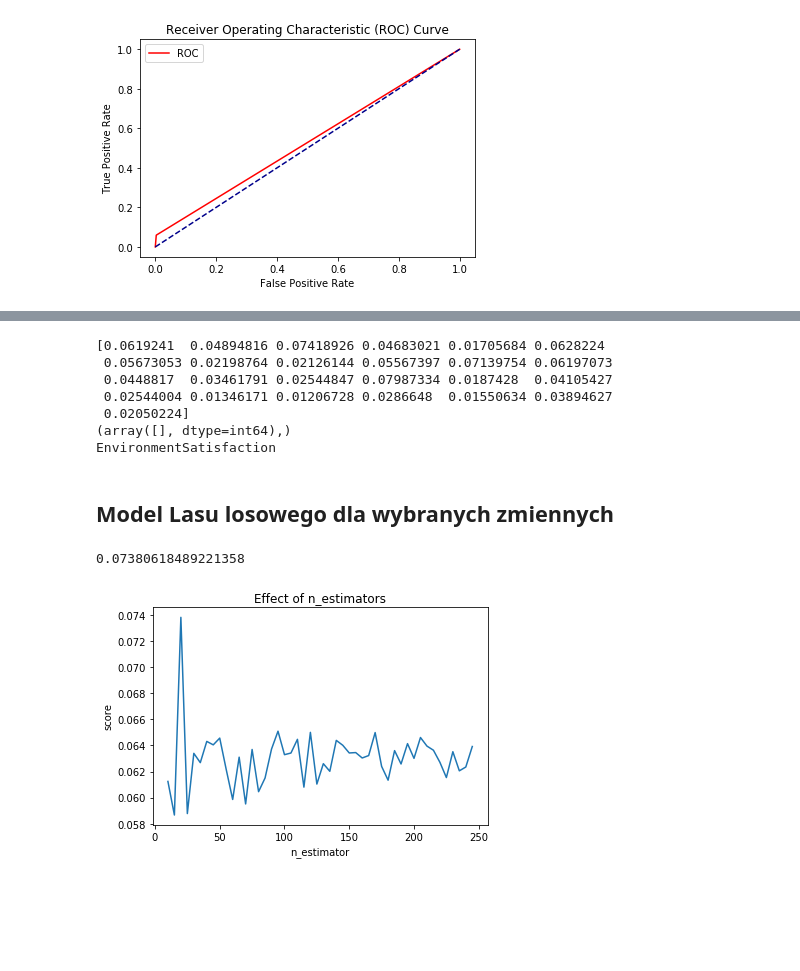
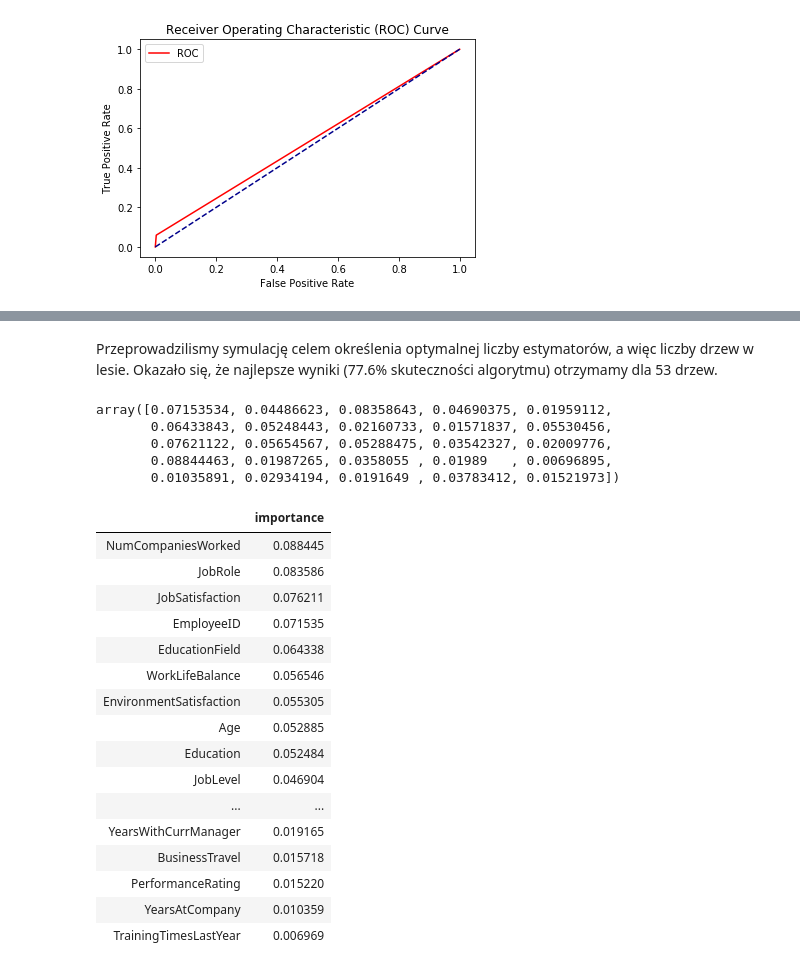
Before and after one commit to mic9410/SRD-final-project-hr-analytics, a Jupyter notebook: final_project.ipynb, the cells around one changed output, grey strips where cells are left out. Saved outputs shown, nothing was run; the diff lists cells and outputs as text; code cells hidden in the pictures; blank space fills up the shorter version.

Commit message:
Added Random Tree Regressor model

```diff
--- a/final_project.ipynb
+++ b/final_project.ipynb
@@ -837,29 +845,34 @@ Best number of estimators: 80.000
-# %%
-random_forrest = RandomForestRegressor()
-# %% [output]
-[0.0619241  0.04894816 0.07418926 0.04683021 0.01705684 0.0628224
- 0.05673053 0.02198764 0.02126144 0.05567397 0.07139754 0.06197073
- 0.0448817  0.03461791 0.02544847 0.07987334 0.0187428  0.04105427
- 0.02544004 0.01346171 0.01206728 0.0286648  0.01550634 0.03894627
- 0.02050224]
-(array([], dtype=int64),)
-EnvironmentSatisfaction
-# %% [markdown]
-## Model Lasu losowego dla wybranych zmiennych
-# %%
-X_train, X_test, y_train, y_test = train_test_split(X_selected, y, test_size = 0.3, random_state=3)
-
-estimators = np.arange(10, 250, 5)
-scores = []
-for n in estimators:
-    model.set_params(n_estimators=n)
-    model.fit(X_train, y_train)
-    scores.append(model.score(X_test, y_test))
-plt.title("Effect of n_estimators")
-plt.xlabel("n_estimator")
-plt.ylabel("score")
-plt.plot(estimators, scores)
-print(max(scores))
-# %% [output]
-0.07380618489221358
-[figure, removed]
+# %% [markdown]
+Przeprowadzilismy symulację celem określenia optymalnej liczby estymatorów, a więc liczby drzew w lesie. Okazało się, że najlepsze wyniki (77.6% skuteczności algorytmu) otrzymamy dla 53 drzew.
+# %%
+random_forrest = RandomForestRegressor(n_estimators=max_n)
+random_forrest.fit(X_train, y_train)
+
+random_forrest.feature_importances_
+# %% [output]
+array([0.07153534, 0.04486623, 0.08358643, 0.04690375, 0.01959112,
+       0.06433843, 0.05248443, 0.02160733, 0.01571837, 0.05530456,
+       0.07621122, 0.05654567, 0.05288475, 0.03542327, 0.02009776,
+       0.08844463, 0.01987265, 0.0358055 , 0.01989   , 0.00696895,
+       0.01035891, 0.02934194, 0.0191649 , 0.03783412, 0.01521973])
+# %%
+feature_importances = pd.DataFrame(random_forrest.feature_importances_,index = X_train.columns,columns=['importance']).sort_values('importance',ascending=False)
+display(feature_importances)
+# %% [output]
+|  | importance |
+| NumCompaniesWorked | 0.088445 |
+| JobRole | 0.083586 |
+| JobSatisfaction | 0.076211 |
+| EmployeeID | 0.071535 |
+| EducationField | 0.064338 |
+| WorkLifeBalance | 0.056546 |
+| EnvironmentSatisfaction | 0.055305 |
+| Age | 0.052885 |
+| Education | 0.052484 |
+| JobLevel | 0.046904 |
+| ... | ... |
+| YearsWithCurrManager | 0.019165 |
+| BusinessTravel | 0.015718 |
+| PerformanceRating | 0.015220 |
+| YearsAtCompany | 0.010359 |
+| TrainingTimesLastYear | 0.006969 |
```
Also changed, not shown: parts of 8 cells of this notebook.
